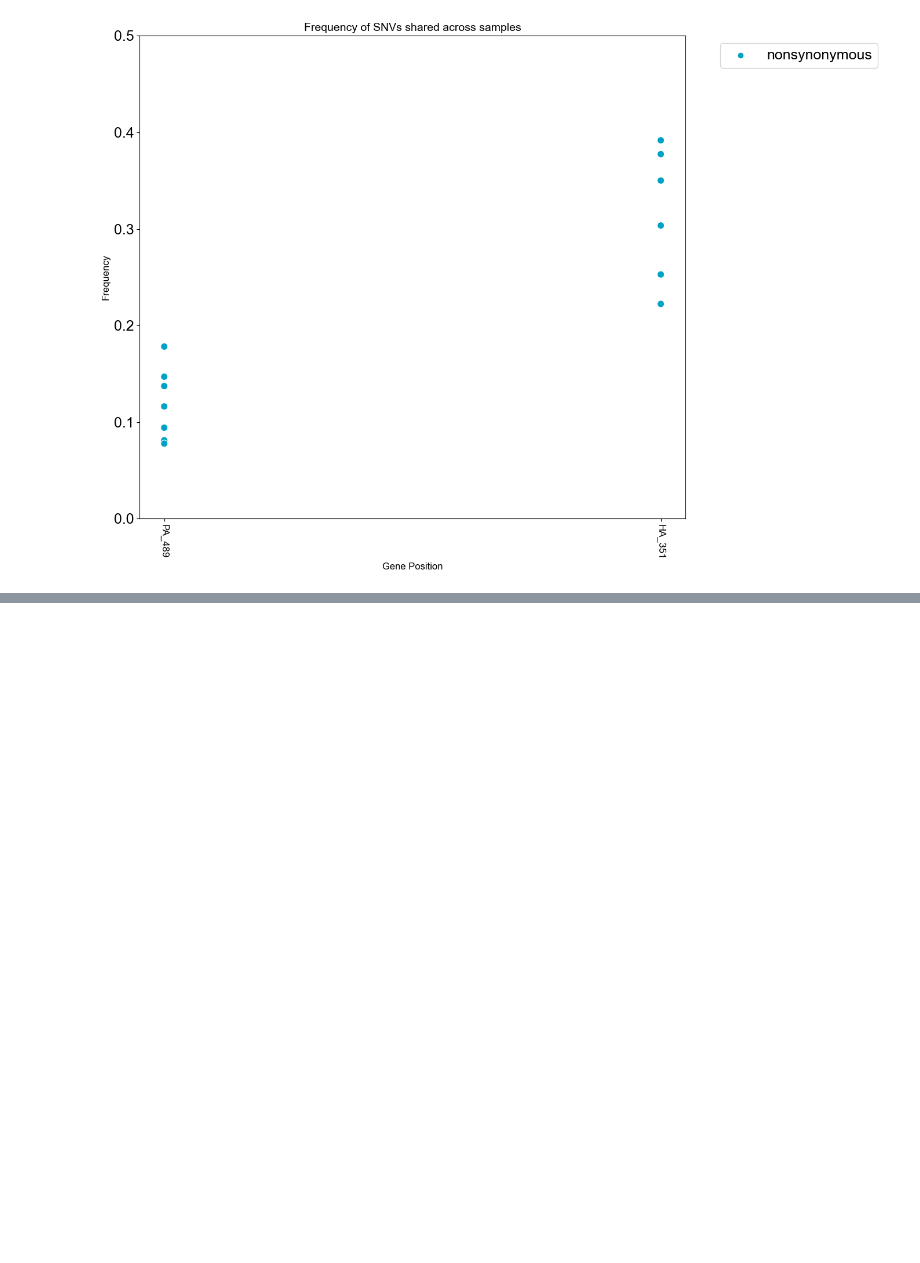
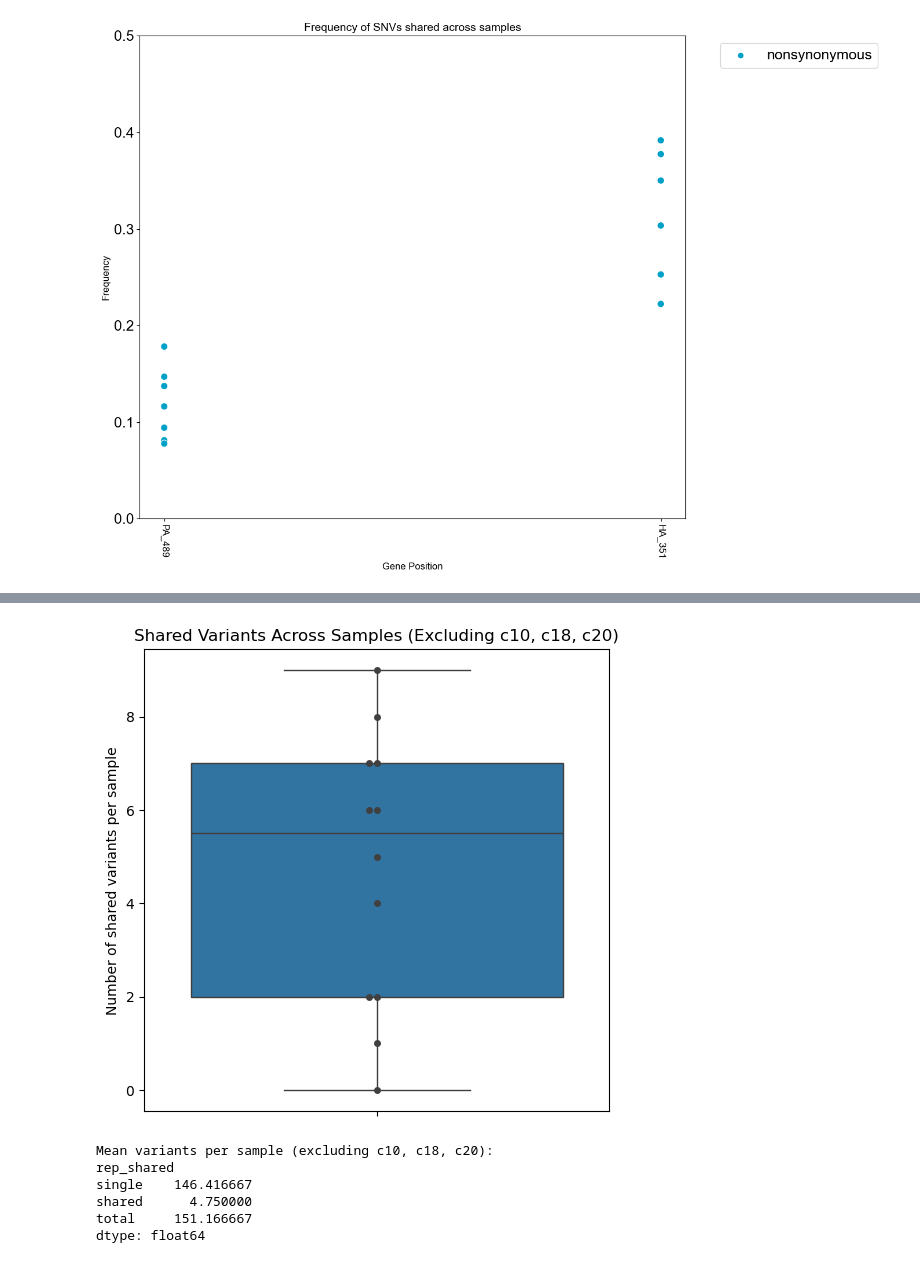
Before and after one commit to moncla-lab/canine-h3n2-within-host-evo, a Jupyter notebook: canine_samples/prelim_analysis.ipynb, the cells around one changed output, grey strips where cells are left out. Saved outputs shown, nothing was run; the diff lists cells and outputs as text; code cells hidden in the pictures; blank space fills up the shorter version.

```diff
--- a/canine_samples/prelim_analysis.ipynb
+++ b/canine_samples/prelim_analysis.ipynb
@@ -1363,0 +1396,26 @@ The palette list has more values (4) than needed (1), which may not be intended.
+# %%
+
+
+# they dont have both replicates with high coverage
+
+excluded_samples = ['c10', 'c18', 'c20']
+variant_filtered = variant_pivot.drop(index=excluded_samples)
+
+plt.figure(figsize=(6,6))
+sns.boxplot(y=variant_filtered['shared'])
+sns.swarmplot(y=variant_filtered['shared'], color=".25")  # optional, shows individual points
+plt.ylabel('Number of shared variants per sample')
+plt.title('Shared Variants Across Samples (Excluding c10, c18, c20)')
+plt.show()
+
+mean_variants_filtered = variant_filtered[['single', 'shared', 'total']].mean()
+print("Mean variants per sample (excluding c10, c18, c20):")
+print(mean_variants_filtered)
+# %% [output]
+[figure, added]
+Mean variants per sample (excluding c10, c18, c20):
+rep_shared
+single    146.416667
+shared      4.750000
+total     151.166667
+dtype: float64
```
Also changed, not shown: parts of 13 cells of this notebook, 1 other file.
